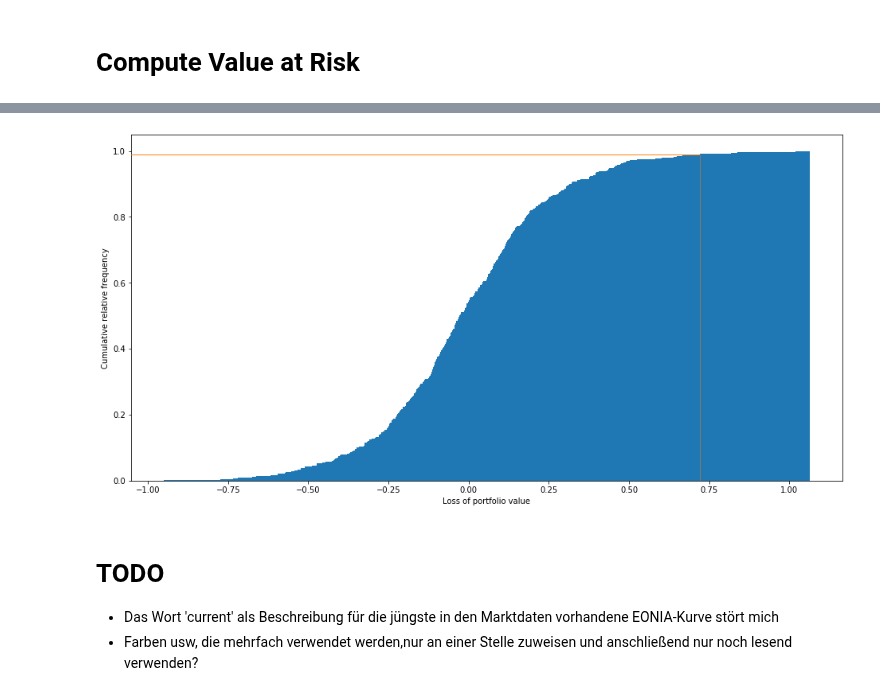
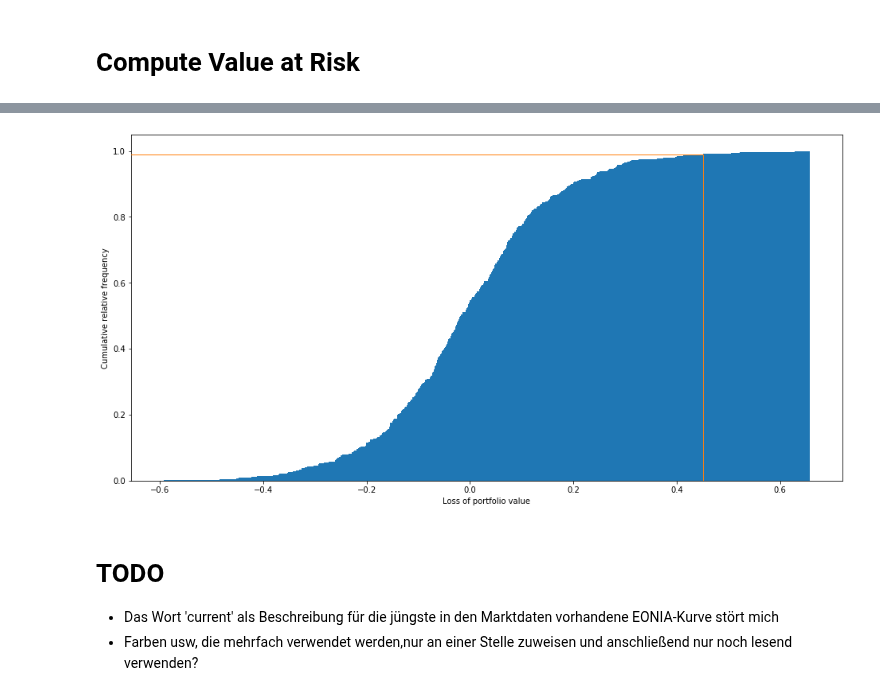
Before and after one commit to Schlendrian/jupyter-notebooks, a Jupyter notebook: instruments/VaR_hist.ipynb, the cells around one changed output, grey strips where cells are left out. Saved outputs shown, nothing was run; the diff lists cells and outputs as text; code cells hidden in the pictures.

Commit message:
Update VaR_hist.ipynb
Compute the bond's credit spread
Shift all scenarios used to compute the bond value by the credit spread

```diff
--- a/instruments/VaR_hist.ipynb
+++ b/instruments/VaR_hist.ipynb
@@ -177,0 +205,31 @@ fixed_coupon_bond = pyvacon.instruments.BondSpecification('Fixed_Coupon', 'DBK',
+# %%
+# Use the current EONIA rates + a constant rate to compute the price of the fixed coupon bond
+# Vary the constant rate and repeat until the value of the bond is right about the same as its principal
+creditSpread = couponRate * 100 # in base points
+stepSize = couponRate * 100 # the initial step size used to vary the interest rate
+spreads = []
+values = []
+for k in range(20):
+    # create DC defined by the scenario
+    dsc_fac = analytics.vectorDouble()
+    spreadScenario = sCurrent + creditSpread;
+    for i in range(len(spreadScenario)):
+        dsc_fac.append(math.exp(-spreadScenario.iloc[i]/100*i)) # t = i years  # market data is given in base points -> /100
+
+    discountCurve = analytics.DiscountCurve('dc_linear', refdate, samplingPointsEONIA, dsc_fac, enums.DayCounter.ACTACT, enums.InterpolationType.LINEAR, enums.ExtrapolationType.NONE)
+    pricing_data_simple.discountCurve = discountCurve
+
+    results = pyvacon.pricing.price(pricing_data_simple)
+
+    values.append(results.getPrice())
+    spreads.append(creditSpread)
+
+    if values[k] > principal:
+        creditSpread += stepSize
+    else:
+        creditSpread -= stepSize
+    stepSize /= 2
+
+#print(spreads)
+#print(values)
+print(creditSpread)
@@ -200,11 +240,12 @@ samplingPointsEONIA = converter.createPTimeList(refdate, samplingPointsEONIA)
 # %%
 # Compute the price of the fixed coupon bond at the valuation date defined above
 # Repeat for every scenario
-pricing_data_simple.spec = fixed_coupon_bond
-pricing_data_simple.valDate = valDate
 resultsDirty = []
 resultsClean = []
 for index, scenario in dfScenarios.iterrows():
+    # add the credit spread we computed for our bond
+    scenario = scenario + creditSpread
+
     # create DC defined by the scenario
     dsc_fac = analytics.vectorDouble()
     for i in range(len(scenario)):
@@ -247,7 +288,7 @@ print(resultsDirty[maxIndex])
 # create DC defined by the scenario
 dsc_fac = analytics.vectorDouble()
 for i in range(len(scenario)):
-        dsc_fac.append(math.exp(-sCurrent.iloc[i]/100*i)) # t = i years  # market data is given in base points -> /100
+        dsc_fac.append(math.exp(-(sCurrent + creditSpread).iloc[i]/100*i)) # t = i years  # market data is given in base points -> /100
 
 discountCurve = analytics.DiscountCurve('dc_linear', refdate, samplingPointsEONIA, dsc_fac, enums.DayCounter.ACTACT, enums.InterpolationType.LINEAR, enums.ExtrapolationType.NONE)
 pricing_data_simple.discountCurve = discountCurve
@@ -344,37 +385,38 @@ losses = np.sort(losses)
 # choose bins in a way which maximizes the resolution of the histogramm
 bins = np.unique(losses)
 bins = np.append(bins, losses[len(losses)-1] + 0.00001 )
 
 colorHist = 'tab:blue'
 colorCurrent = 'tab:orange'
 # 'density = True' produces relative frequencies instead of absolute numbers of occurences
 ax.hist(losses, bins=bins, color = colorHist, cumulative = True, density = True, zorder = 20)
 
 # draw lines to highlight the quantile
+vlineAt = -valDiffsDirty[quantileIndex];
 hline = ax.axhline(y=quantile, xmin=0, xmax=1, color=colorCurrent, linewidth=1, zorder = 30)
-vline = ax.axvline(x=0.722, ymin=0, ymax=1, color=colorCurrent, linewidth=0.5, zorder = 30)
+vline = ax.axvline(x=vlineAt, ymin=0, ymax=1, color=colorCurrent, linewidth=1, zorder = 30)
 
 # clip the lines
 eps = 0.1
 xmin = ax.get_xlim()[0];
 ymin = ax.get_ylim()[0];
-hrect = Rectangle((xmin, quantile - eps), abs(xmin) + 0.722, 2*eps, facecolor="none", edgecolor="none")
-vrect = Rectangle((0.722 - eps, ymin), 2*eps, abs(ymin) + quantile, facecolor="none", edgecolor="none")
+hrect = Rectangle((xmin, quantile - eps), abs(xmin) + vlineAt, 2*eps, facecolor="none", edgecolor="none")
+vrect = Rectangle((vlineAt - eps, ymin), 2*eps, abs(ymin) + quantile, facecolor="none", edgecolor="none")
 
 ax.add_artist(hrect)
 ax.add_artist(vrect)
 hline.set_clip_path(hrect)
 vline.set_clip_path(vrect)
 
 # TODO: weiter dran arbeiten
 
 
 plt.xlabel('Loss of portfolio value')
 plt.ylabel('Cumulative relative frequency')
 
 plt.show()
 # %% [output]
-[figure, old version]
+[figure, new version]
 # %% [markdown]
 # TODO
 - Das Wort 'current' als Beschreibung für die jüngste in den Marktdaten vorhandene EONIA-Kurve stört mich
```
Also changed, not shown: parts of 14 cells of this notebook.
